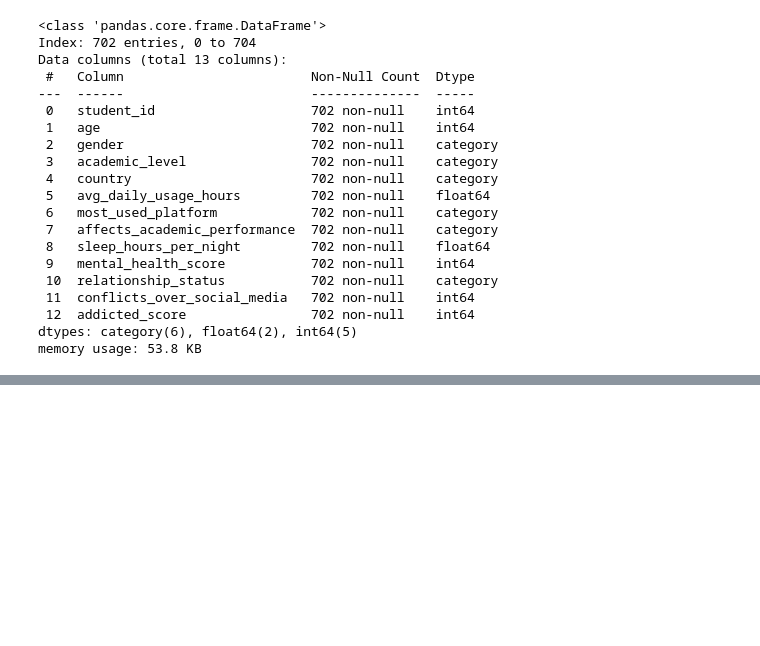
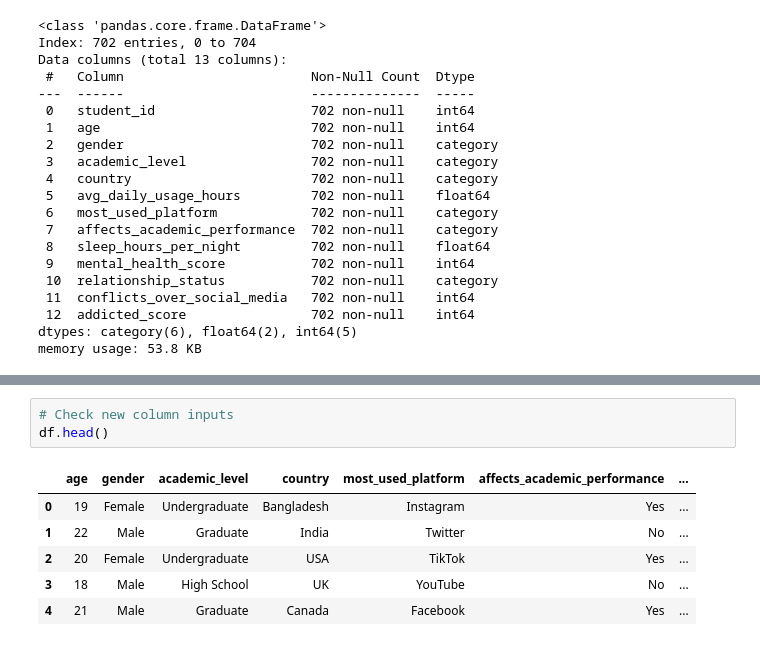
Before and after one commit to StavSteven/social_media_addiction, a Jupyter notebook: jupyter_notebooks/1_data_cleaning_student_social_media_addiction.ipynb, the cells around one changed output, grey strips where cells are left out. Drawn from its saved outputs; the diff is of its cells as text; blank space fills up the shorter version.

```diff
--- a/jupyter_notebooks/1_data_cleaning_student_social_media_addiction.ipynb
+++ b/jupyter_notebooks/1_data_cleaning_student_social_media_addiction.ipynb
@@ -399,0 +623,10 @@ memory usage: 53.8 KB
+# %%
+# Check new column inputs
+df.head()
+# %% [output]
+|  | age | gender | academic_level | country | most_used_platform | affects_academic_performance | ... |
+| 0 | 19 | Female | Undergraduate | Bangladesh | Instagram | Yes | ... |
+| 1 | 22 | Male | Graduate | India | Twitter | No | ... |
+| 2 | 20 | Female | Undergraduate | USA | TikTok | Yes | ... |
+| 3 | 18 | Male | High School | UK | YouTube | No | ... |
+| 4 | 21 | Male | Graduate | Canada | Facebook | Yes | ... |
```
Also changed, not shown: parts of 25 cells of this notebook.
